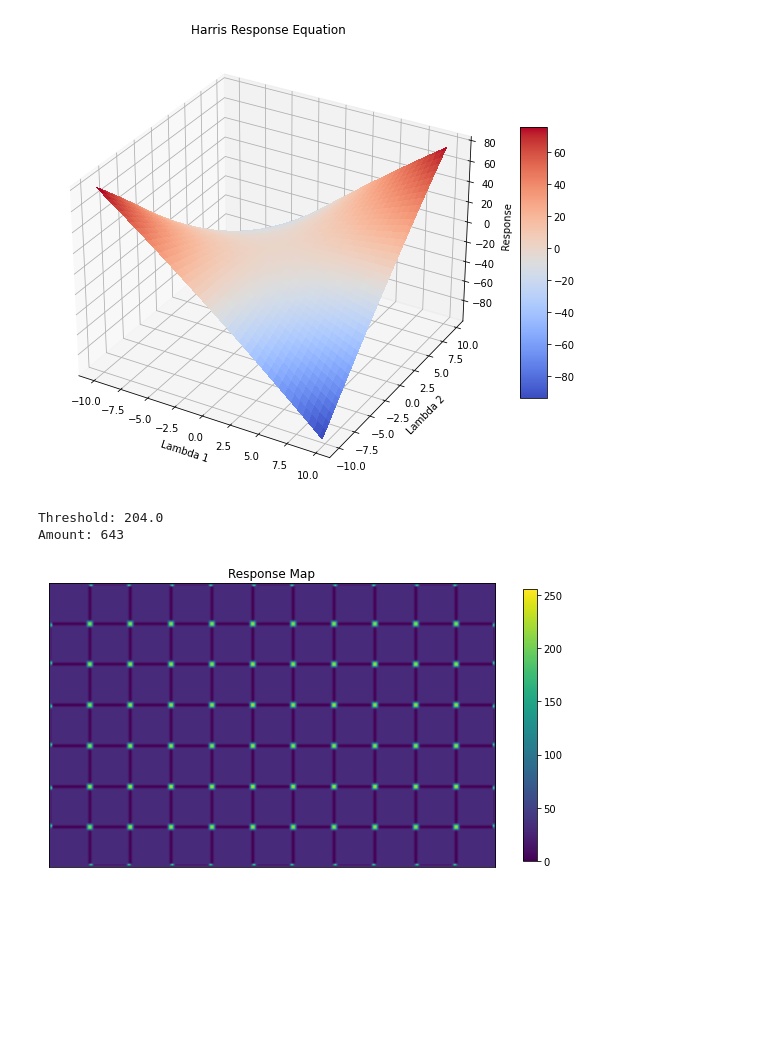
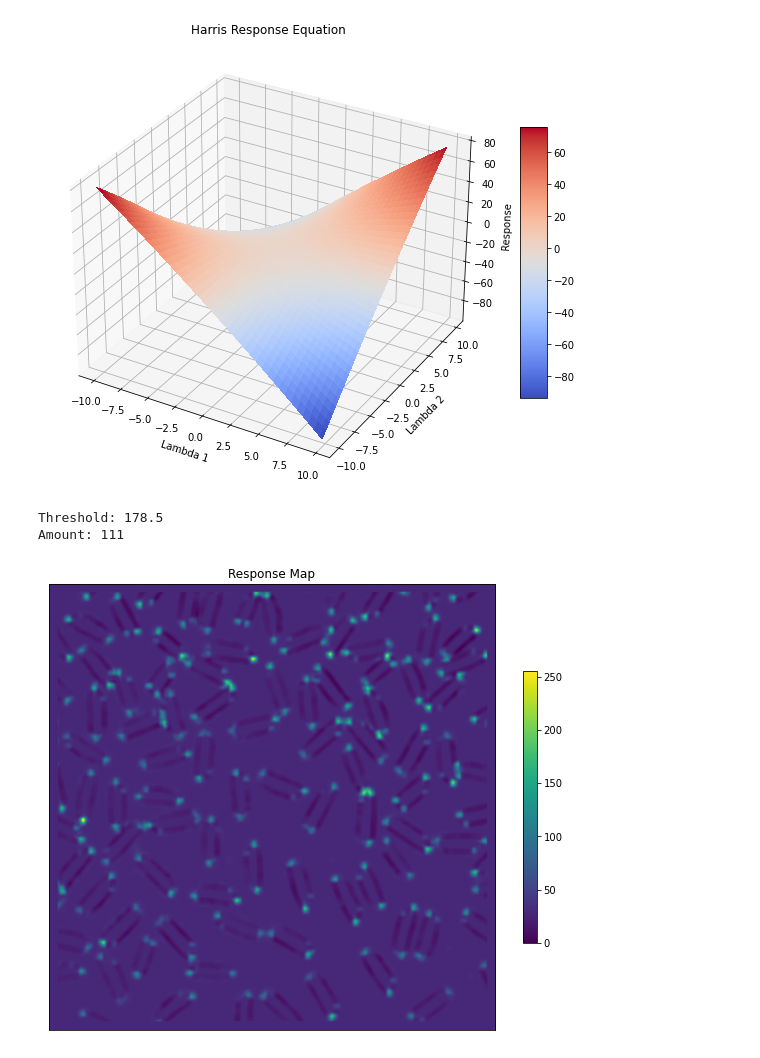
Before and after one commit to AIP-Mizzou/HarrisFeature, a Jupyter notebook: main.ipynb, the cells around one changed output. Drawn from its saved outputs; the diff is of its cells as text; code cells hidden in the pictures; blank space fills up the shorter version.

````diff
--- a/main.ipynb
+++ b/main.ipynb
@@ -29,8 +29,8 @@ import numpy as np
 import matplotlib.pyplot as plt
 
 
-# image_path = 'rice.png'
-image_path = 'checker.jpg'
+image_path = 'rice.png'
+# image_path = 'checker.jpg'
 
 # Read in image as grayscale and store as an array
 image = np.asarray(Image.open(image_path).convert('L'))
@@ -118,13 +118,16 @@ plt.colorbar(shrink=0.5)
 - Stores Harris response in a matrix
 # %%
 def HarrisDetect(img_dxdx: np.ndarray, img_dydy: np.ndarray,
-                 img_dxdy: np.ndarray, win_size: int = 1,
-                 step: int = 1, k: float = 0.04) -> np.ndarray:
+            img_dxdy: np.ndarray, win_size: int = 1,
+            step: int = 1, k: float = 0.04) -> \
+                tuple[np.ndarray, np.ndarray, np.ndarray]:
 
     rows, cols = img_dxdx.shape
     radius = int((win_size - 1) / 2)
 
     R_response = np.zeros(img_dxdx.shape)
+    R_eigen = np.zeros((img_dxdx.shape[0], img_dxdx.shape[1], 6))
+    disc = np.zeros(img_dxdx.shape)
 
     for row in np.arange(0 + radius, rows - radius, step):
         for col in np.arange(0 + radius, cols - radius, step):
@@ -140,11 +143,20 @@ def HarrisDetect(img_dxdx: np.ndarray, img_dydy: np.ndarray,
             tensor = np.array([[Ixx, Ixy],
                                [Ixy, Iyy]])
 
-            eigenvals = np.linalg.eigvalsh(tensor)
+            eigenvals, eigenvecs = np.linalg.eig(tensor)
+            R_eigen[row, col, 0] = eigenvals[0]
+            R_eigen[row, col, 1] = eigenvecs[0,0]
+            R_eigen[row, col, 2] = eigenvecs[0,1]
+            R_eigen[row, col, 3] = eigenvals[1]
+            R_eigen[row, col, 4] = eigenvecs[1,0]
+            R_eigen[row, col, 5] = eigenvecs[1,1]
+
             R_response[row, col] = (eigenvals[0] * eigenvals[1] -
                                     k * ((eigenvals[0] + eigenvals[1]) ** 2))
 
-    return R_response
+            disc[row, col] = 4 * Ixy * Ixy + (Ixx - Iyy) ** 2
+
+    return R_response, R_eigen, disc
 # %% [markdown]
 Note that the code
 ```python
@@ -211,29 +223,36 @@ ShowResponseEquation3D()
 [figure]
 # %%
 # Separate cell for detection, so changing the threshold is faster
-response = HarrisDetect(img_dxdx, img_dydy, img_dxdy, 5)
+filter_size = 10
+response, r_eig, disc = HarrisDetect(img_dxdx, img_dydy, img_dxdy, filter_size)
 # %%
+# Set border to 0 to avoid features on the edge
+response[0:filter_size, :] = 0
+response[-filter_size:, :] = 0
+response[:, 0:filter_size] = 0
+response[:, -filter_size:] = 0
+
 # Rescale response
 response = (response - response.min()) * 255 / (response.max() - response.min())
 
 # Show response
 plt.figure(figsize=(10,10))
 plt.xticks([])
 plt.yticks([])
 plt.title('Response Map')
 plt.imshow(response)
 plt.colorbar(shrink=0.5)
 
 # Threshold based off a percent of the maximum
-threshold = 0.8 * response.max()
+threshold = 0.70 * response.max()
 n_responses = np.sum(response > threshold)
 
 print(f'Threshold: {threshold}\nAmount: {n_responses}')
 response_idx = np.asarray((response > threshold).nonzero())
 # %% [output]
-Threshold: 204.0
-Amount: 643
+Threshold: 178.5
+Amount: 111
-[figure, old version]
+[figure, new version]
 # %%
 import cv2
 from matplotlib import pyplot as plt
````
Also changed, not shown: parts of 8 cells of this notebook.
